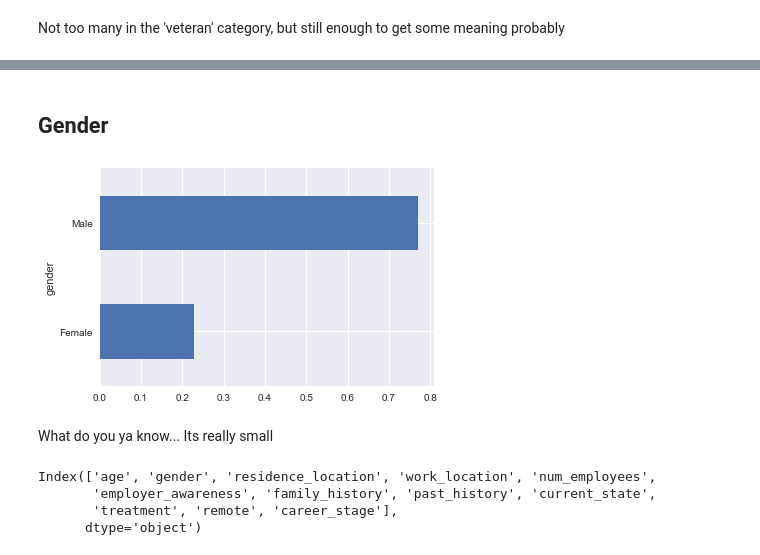
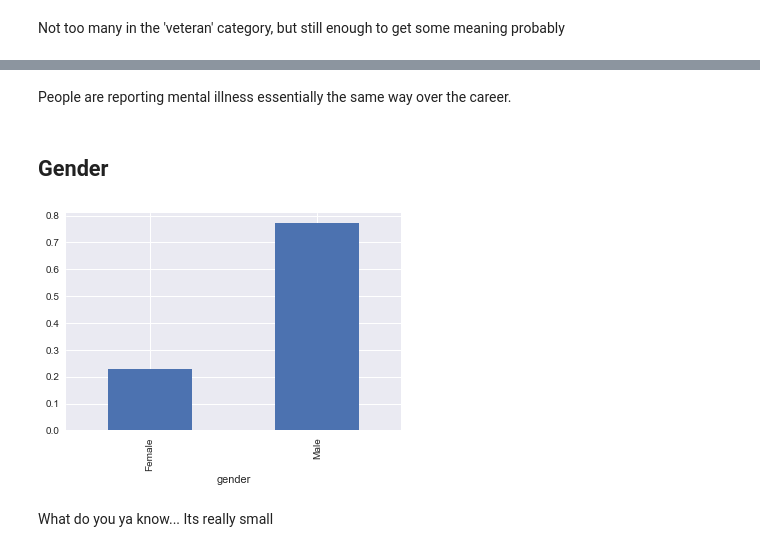
Before and after one commit to ncmatson/SMU_ML_Labs, a Jupyter notebook: lab1.ipynb, the cells around one changed output, grey strips where cells are left out. Cells and saved outputs as stored; diff of their text form; code cells hidden in the pictures.

```diff
--- a/lab1.ipynb
+++ b/lab1.ipynb
@@ -399,19 +454,14 @@ Not too many in the 'veteran' category, but still enough to get some meaning pro
+# %% [markdown]
+People are reporting mental illness essentially the same way over the career.
 # %% [markdown]
 ## Gender
 # %%
 df_group_gender = df.groupby('gender')
 
 # lets see what percentage of employees in tech are female (SPOILER: IT'S NOT VERY HIGH)
 workforce = df_group_gender.age.count() / len(df)
-ax = workforce.plot(kind='barh')
+ax = workforce.plot(kind='bar')
 # %% [output]
-[figure, old version]
+[figure, new version]
 # %% [markdown]
 What do you ya know... Its really small
-# %%
-df.columns
-# %% [output]
-Index(['age', 'gender', 'residence_location', 'work_location', 'num_employees',
-       'employer_awareness', 'family_history', 'past_history', 'current_state',
-       'treatment', 'remote', 'career_stage'],
-      dtype='object')
```
Also changed, not shown: parts of 29 cells of this notebook, 1 other file.
